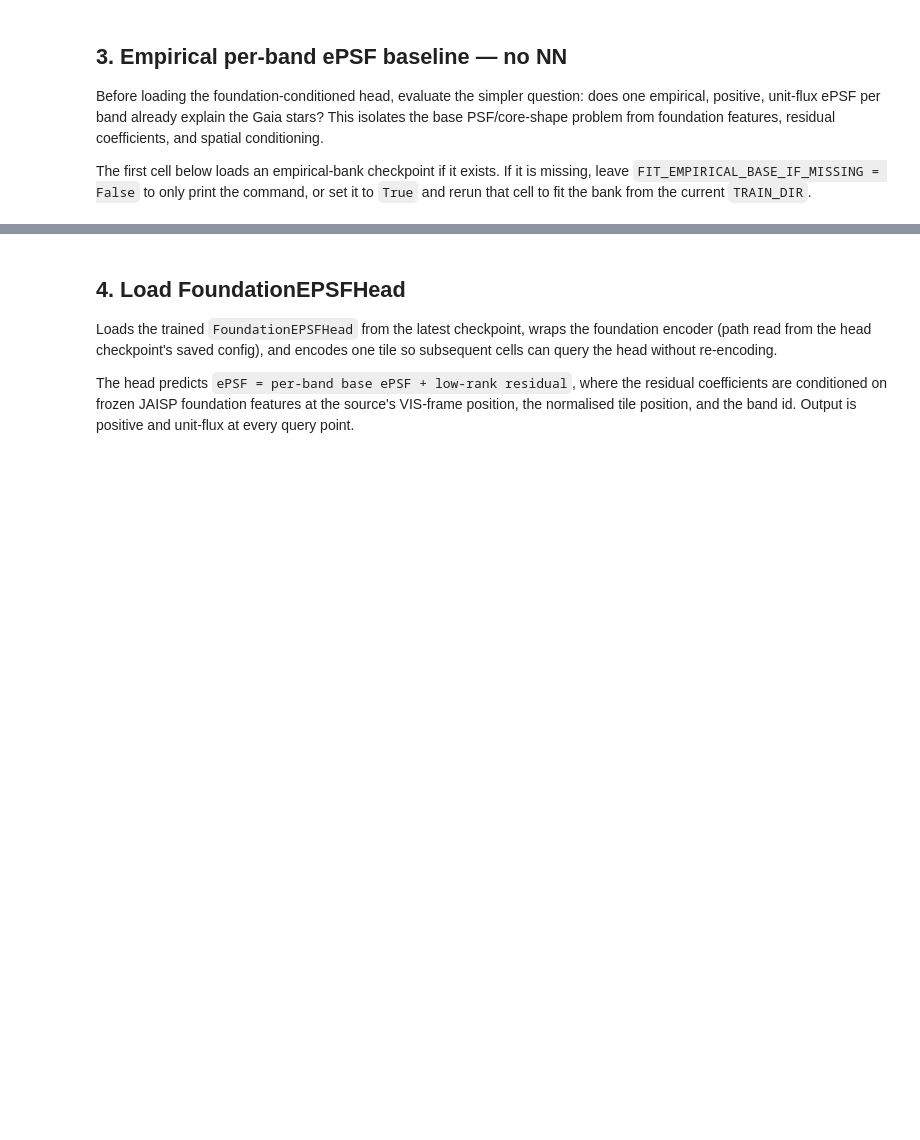
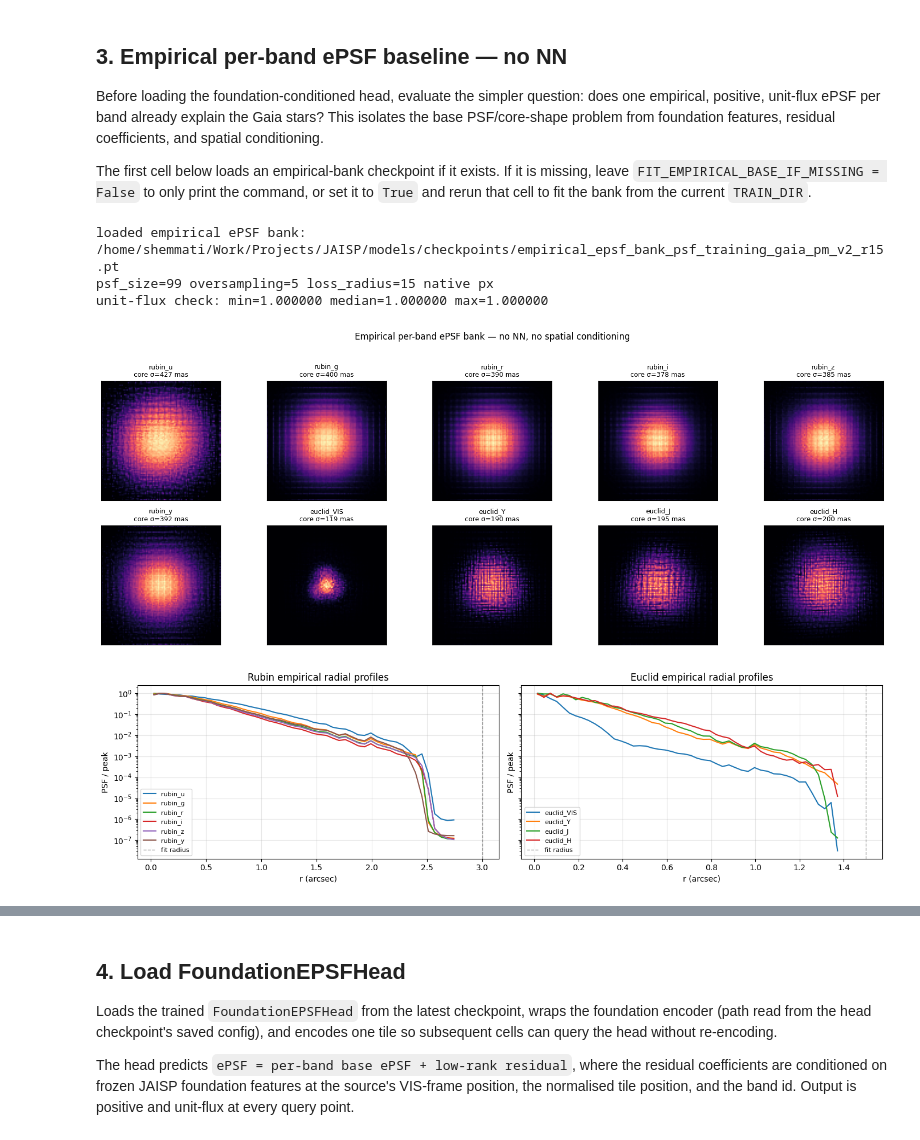
Before and after one commit to xoubish/JAISP, a Jupyter notebook: io/08_psf_visualization.ipynb, the cells around one changed output, grey strips where cells are left out. Drawn from its saved outputs; the diff is of its cells as text; code cells hidden in the pictures; blank space fills up the shorter version.

```diff
--- a/io/08_psf_visualization.ipynb
+++ b/io/08_psf_visualization.ipynb
@@ -314,9 +314,24 @@ from psf.foundation_epsf_head import (
 RUBIN_DIR = ROOT / "data/rubin_tiles_all"
 EUCLID_DIR = ROOT / "data/euclid_tiles_all"
 EMP_DEVICE = torch.device("cuda" if torch.cuda.is_available() else "cpu")
+EMPIRICAL_LOSS_RADIUS_PX = 15.0
+EMPIRICAL_LOSS_TAPER_PX = 2.0
+EMPIRICAL_LOSS_TAG = f"r{EMPIRICAL_LOSS_RADIUS_PX:g}".replace(".", "p")
 
-EMPIRICAL_BASE_CKPT = ROOT / "models/checkpoints" / f"empirical_epsf_bank_{TRAIN_DIR.name}.pt"
-FIT_EMPIRICAL_BASE_IF_MISSING = False
+# Optional explicit override. Leave as None to auto-discover common names.
+EMPIRICAL_BASE_CKPT_OVERRIDE = None
+FIT_EMPIRICAL_BASE_IF_MISSING = True
+
+_emp_default = ROOT / "models/checkpoints" / f"empirical_epsf_bank_{TRAIN_DIR.name}_{EMPIRICAL_LOSS_TAG}.pt"
+_emp_candidates = []
+if EMPIRICAL_BASE_CKPT_OVERRIDE is not None:
+    _emp_candidates.append(Path(EMPIRICAL_BASE_CKPT_OVERRIDE))
+_emp_candidates.append(_emp_default)
+_emp_candidates.extend(sorted((ROOT / "models/checkpoints").glob(f"empirical_epsf_bank*_{EMPIRICAL_LOSS_TAG}.pt"), key=lambda p: p.stat().st_mtime, reverse=True))
+
+# Preserve order while dropping duplicate candidate paths.
+_emp_candidates = list(dict.fromkeys(_emp_candidates))
+EMPIRICAL_BASE_CKPT = next((p for p in _emp_candidates if p.exists()), _emp_default)
 EMPIRICAL_FIT_CMD = [
     sys.executable, str(ROOT / "models/psf/fit_empirical_epsf_bank.py"),
     "--train-dir", str(TRAIN_DIR),
@@ -324,16 +339,18 @@ EMPIRICAL_FIT_CMD = [
     "--epochs", "80",
     "--batch-size", "128",
     "--device", str(EMP_DEVICE),
-    "--loss-radius-px", "13",
-    "--loss-taper-px", "2",
+    "--loss-radius-px", f"{EMPIRICAL_LOSS_RADIUS_PX:g}",
+    "--loss-taper-px", f"{EMPIRICAL_LOSS_TAPER_PX:g}",
     "--core-loss-radius-px", "3",
     "--core-loss-weight", "3",
 ]
 
 if not EMPIRICAL_BASE_CKPT.exists():
-    print(f"Missing empirical ePSF checkpoint: {EMPIRICAL_BASE_CKPT}")
+    print("Missing empirical ePSF checkpoint. Tried:")
+    for _p in _emp_candidates:
+        print(f"  {_p}")
     print("Build command:")
-    print(" \\\n    ".join(EMPIRICAL_FIT_CMD))
+    print(" ".join(map(str, EMPIRICAL_FIT_CMD)))
     if FIT_EMPIRICAL_BASE_IF_MISSING:
         subprocess.run(EMPIRICAL_FIT_CMD, check=True)
 
@@ -360,11 +377,17 @@ if EMPIRICAL_AVAILABLE:
     ).to(EMP_DEVICE).eval()
     _sums = EMPIRICAL_BASE_BANK_T.sum(dim=(-2, -1)).numpy()
     print(f"loaded empirical ePSF bank: {EMPIRICAL_BASE_CKPT}")
-    print(f"psf_size={EMPIRICAL_PSF_SIZE} oversampling={EMPIRICAL_OVERSAMPLING}")
+    if EMPIRICAL_BASE_CKPT != _emp_default:
+        print(f"note: current TRAIN_DIR is {TRAIN_DIR.name}; expected default would be {_emp_default.name}")
+    print(f"psf_size={EMPIRICAL_PSF_SIZE} oversampling={EMPIRICAL_OVERSAMPLING} loss_radius={EMPIRICAL_LOSS_RADIUS_PX:g} native px")
     print(f"unit-flux check: min={_sums.min():.6f} median={np.median(_sums):.6f} max={_sums.max():.6f}")
 else:
     EMPIRICAL_BASE_BANK = None
     EMP_RENDER_HEAD = None
+# %% [output]
+loaded empirical ePSF bank: /home/shemmati/Work/Projects/JAISP/models/checkpoints/empirical_epsf_bank_psf_training_gaia_pm_v2_r15.pt
+psf_size=99 oversampling=5 loss_radius=15 native px
+unit-flux check: min=1.000000 median=1.000000 max=1.000000
 # %%
 def emp_core_sigma_mas(psf_oversampled, oversampling, band, r_native=5.0):
     p = np.asarray(psf_oversampled, dtype=np.float64)
@@ -401,33 +424,38 @@ def emp_radial_profile(psf, oversampling, band, n_bins=48):
     return rr, prof
 
 if not EMPIRICAL_AVAILABLE:
     print("Empirical ePSF bank is not available yet; run the build cell above first.")
 else:
     fig, axes = plt.subplots(2, 5, figsize=(16, 6))
     for ax, band, psf in zip(axes.ravel(), ALL_BANDS, EMPIRICAL_BASE_BANK):
         peak = float(np.nanmax(psf))
         img = np.arcsinh(psf / max(peak * 0.03, 1e-12))
         pix_scale = BAND_PIXEL_SCALE_ARCSEC[band] / EMPIRICAL_OVERSAMPLING
         extent = np.array([-0.5, 0.5, -0.5, 0.5]) * psf.shape[0] * pix_scale
         ax.imshow(img, origin="lower", cmap="magma", extent=extent)
         ax.set_title(f"{band}\ncore σ={emp_core_sigma_mas(psf, EMPIRICAL_OVERSAMPLING, band):.0f} mas", fontsize=9)
         ax.set_xticks([]); ax.set_yticks([])
     fig.suptitle("Empirical per-band ePSF bank — no NN, no spatial conditioning", y=1.02)
     plt.tight_layout(); plt.show()
 
     fig, axes = plt.subplots(1, 2, figsize=(14, 4), sharey=True)
     for band, psf in zip(ALL_BANDS, EMPIRICAL_BASE_BANK):
         r, prof = emp_radial_profile(psf, EMPIRICAL_OVERSAMPLING, band)
         axes[0 if band.startswith("rubin") else 1].plot(r, prof, label=band)
+    axes[0].axvline(EMPIRICAL_LOSS_RADIUS_PX * 0.2, color="0.25", ls="--", lw=1.0, alpha=0.5, label="fit radius")
+    axes[1].axvline(EMPIRICAL_LOSS_RADIUS_PX * 0.1, color="0.25", ls="--", lw=1.0, alpha=0.5, label="fit radius")
     axes[0].set_title("Rubin empirical radial profiles")
     axes[1].set_title("Euclid empirical radial profiles")
     for ax in axes:
         ax.set_yscale("log")
         ax.set_xlabel("r (arcsec)")
         ax.set_ylabel("PSF / peak")
         ax.grid(True, alpha=0.3)
         ax.legend(fontsize=8)
     plt.tight_layout(); plt.show()
+# %% [output]
+[figure, added]
+[figure, added]
 # %%
 def _emp_chi2(pred, obs, rms):
     pred = np.nan_to_num(pred, nan=0.0, posinf=0.0, neginf=0.0)
```
Also changed, not shown: parts of 8 cells of this notebook, 6 other files.
